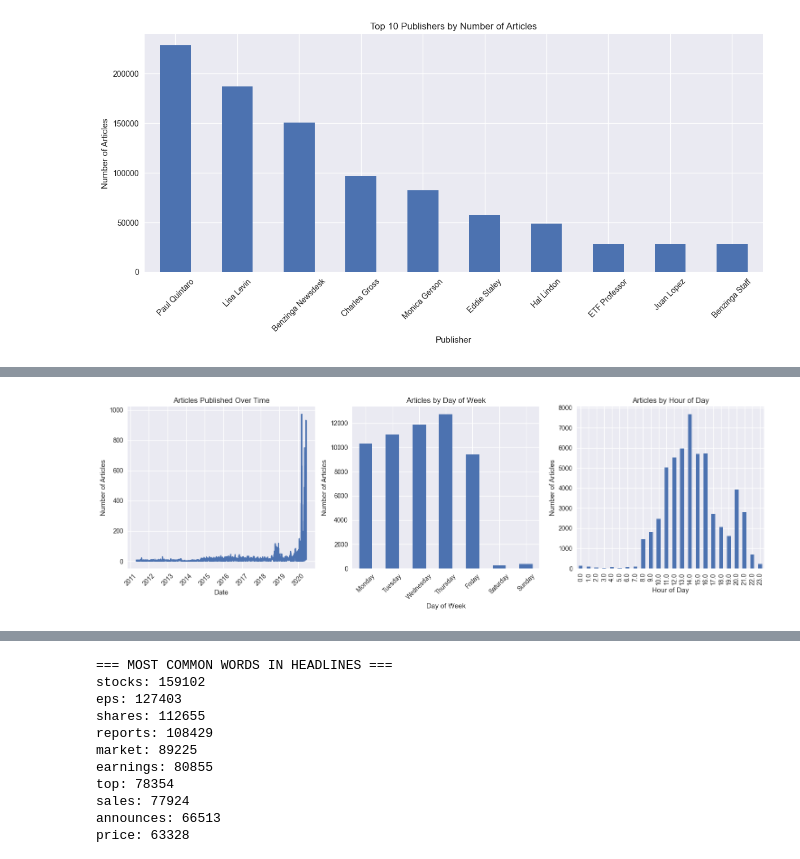
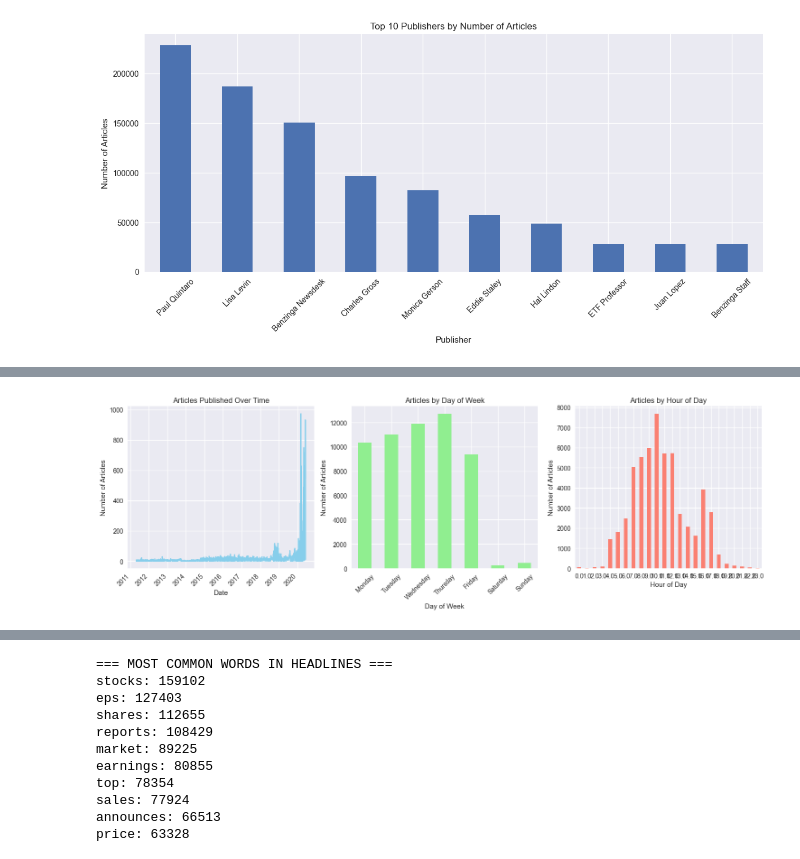
Before and after one commit to tsionb/10academy-week1, a Jupyter notebook: notebooks/01_eda_news_analysis.ipynb, the cells around one changed output, grey strips where cells are left out. Cells and saved outputs as stored; diff of their text form; code cells hidden in the pictures.

Commit message:
fixed time series analysis

```diff
--- a/notebooks/01_eda_news_analysis.ipynb
+++ b/notebooks/01_eda_news_analysis.ipynb
@@ -158,33 +228,68 @@ Name: count, dtype: int64
 # %%
-# Extract date components for analysis
-df['date_only'] = df['date'].dt.date
-df['day_of_week'] = df['date'].dt.day_name()
-df['hour'] = df['date'].dt.hour
+# Extract date components for analysis - WITH PROPER DATE HANDLING
+print("=== EXTRACTING DATE COMPONENTS ===")
 
-# Articles over time
-daily_articles = df['date_only'].value_counts().sort_index()
+# First verify the date column is properly converted
+if pd.api.types.is_datetime64_any_dtype(df['date']):
 
-plt.figure(figsize=(15, 5))
+    # Extract date components safely - use dt.normalize() instead of .date
+    df['date_only'] = df['date'].dt.normalize()  # This keeps it as datetime64
+    df['day_of_week'] = df['date'].dt.day_name()
+    df['hour'] = df['date'].dt.hour
 
-plt.subplot(1, 3, 1)
-daily_articles.plot(title='Articles Published Over Time')
-plt.xlabel('Date')
-plt.ylabel('Number of Articles')
-plt.xticks(rotation=45)
+    print("✓ Date components extracted successfully")
 
-plt.subplot(1, 3, 2)
-df['day_of_week'].value_counts().reindex(['Monday', 'Tuesday', 'Wednesday', 'Thursday', 'Friday', 'Saturday', 'Sunday']).plot(kind='bar')
-plt.title('Articles by Day of Week')
-plt.xlabel('Day of Week')
-plt.ylabel('Number of Articles')
-plt.xticks(rotation=45)
+    # Articles over time analysis - use the datetime64 column
+    daily_articles = df['date_only'].value_counts().sort_index()
 
-plt.subplot(1, 3, 3)
-df['hour'].value_counts().sort_index().plot(kind='bar')
-plt.title('Articles by Hour of Day')
-plt.xlabel('Hour of Day')
-plt.ylabel('Number of Articles')
+    # Create the visualization
+    plt.figure(figsize=(15, 5))
 
-plt.tight_layout()
-plt.show()
+    # Plot 1: Articles over time
+    plt.subplot(1, 3, 1)
+    if len(daily_articles) > 0:
+        daily_articles.plot(title='Articles Published Over Time', color='skyblue')
+        plt.xlabel('Date')
+        plt.ylabel('Number of Articles')
+        plt.xticks(rotation=45)
+    else:
+        plt.text(0.5, 0.5, 'No date data available', ha='center', va='center', transform=plt.gca().transAxes)
+        plt.title('Articles Over Time (No Data)')
+
+    # Plot 2: Articles by day of week
+    plt.subplot(1, 3, 2)
+    day_order = ['Monday', 'Tuesday', 'Wednesday', 'Thursday', 'Friday', 'Saturday', 'Sunday']
+    day_counts = df['day_of_week'].value_counts()
+
+    # Reindex to ensure all days are included, even if count is 0
+    day_counts = day_counts.reindex(day_order, fill_value=0)
+    day_counts.plot(kind='bar', color='lightgreen')
+    plt.title('Articles by Day of Week')
+    plt.xlabel('Day of Week')
+    plt.ylabel('Number of Articles')
+    plt.xticks(rotation=45)
+
+    # Plot 3: Articles by hour of day
+    plt.subplot(1, 3, 3)
+    hour_counts = df['hour'].value_counts().sort_index()
+    hour_counts.plot(kind='bar', color='salmon')
+    plt.title('Articles by Hour of Day')
+    plt.xlabel('Hour of Day')
+    plt.ylabel('Number of Articles')
+    plt.xticks(rotation=0)
+
+    plt.tight_layout()
+    plt.show()
+
+    # Print some statistics - FIXED: Use the original datetime column for min/max
+    print(f"\n=== TIME SERIES STATISTICS ===")
+    print(f"Total time period: {df['date'].min().strftime('%Y-%m-%d')} to {df['date'].max().strftime('%Y-%m-%d')}")
+    print(f"Most active day: {day_counts.idxmax()} ({day_counts.max()} articles)")
+    print(f"Most active hour: {int(hour_counts.idxmax())}:00 ({hour_counts.max()} articles)")
+    print(f"Total days in dataset: {df['date_only'].nunique()}")
+    print(f"Average articles per day: {len(df) / df['date_only'].nunique():.1f}")
+
+else:
+    print("❌ Cannot extract date components - date column is not datetime type")
+    print("Please fix the date conversion first")
 # %% [output]
@@ -191 +298 @@ plt.show()
-[figure, old version]
+[figure, new version]
```
Also changed, not shown: parts of 6 cells of this notebook.
